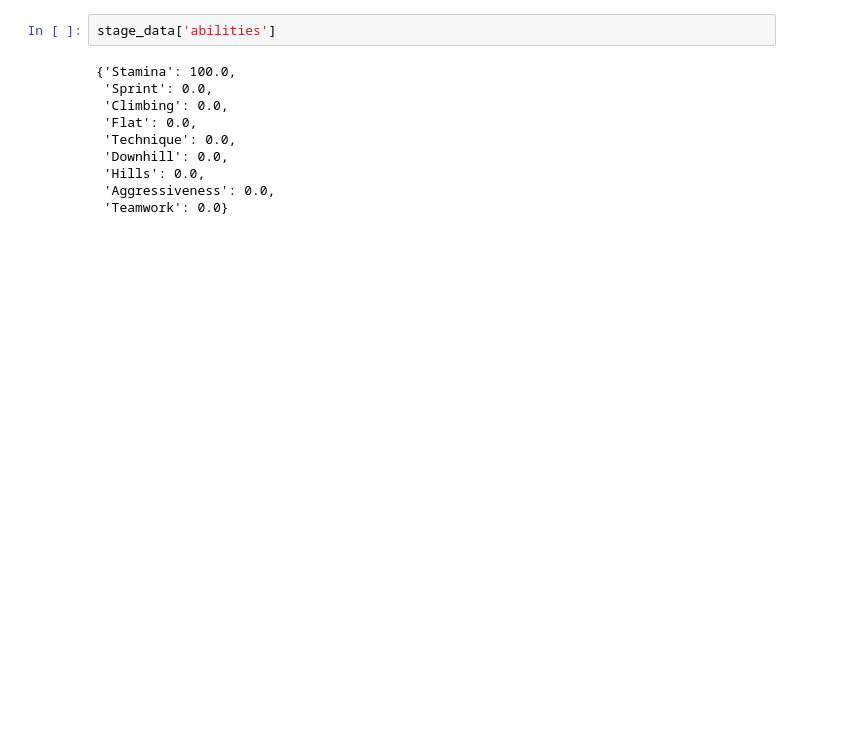
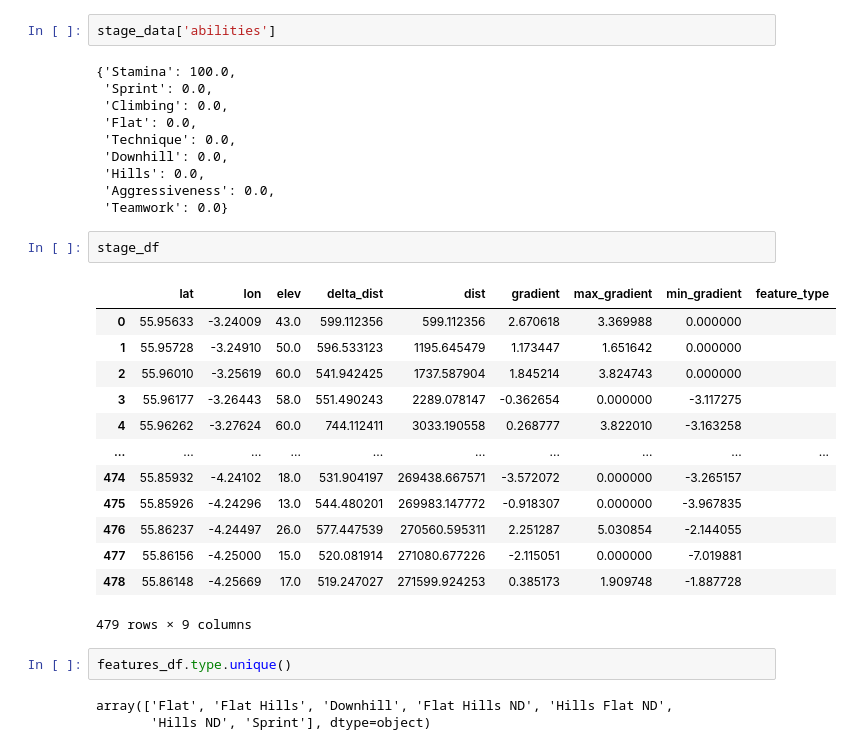
Before and after one commit to alunacob/cff_simu, a Jupyter notebook: 3.Stage_Regularization.ipynb, the cells around one changed output. Cells and saved outputs as stored; diff of their text form; blank space fills up the shorter version.

```diff
--- a/3.Stage_Regularization.ipynb
+++ b/3.Stage_Regularization.ipynb
@@ -195,3 +200,24 @@ stage_data['abilities']
  'Hills': 0.0,
  'Aggressiveness': 0.0,
  'Teamwork': 0.0}
+# %%
+stage_df
+# %% [output]
+|  | lat | lon | elev | delta_dist | dist | gradient | max_gradient | min_gradient | feature_type |
+| 0 | 55.95633 | -3.24009 | 43.0 | 599.112356 | 599.112356 | 2.670618 | 3.369988 | 0.000000 |  |
+| 1 | 55.95728 | -3.24910 | 50.0 | 596.533123 | 1195.645479 | 1.173447 | 1.651642 | 0.000000 |  |
+| 2 | 55.96010 | -3.25619 | 60.0 | 541.942425 | 1737.587904 | 1.845214 | 3.824743 | 0.000000 |  |
+| 3 | 55.96177 | -3.26443 | 58.0 | 551.490243 | 2289.078147 | -0.362654 | 0.000000 | -3.117275 |  |
+| 4 | 55.96262 | -3.27624 | 60.0 | 744.112411 | 3033.190558 | 0.268777 | 3.822010 | -3.163258 |  |
+| ... | ... | ... | ... | ... | ... | ... | ... | ... | ... |
+| 474 | 55.85932 | -4.24102 | 18.0 | 531.904197 | 269438.667571 | -3.572072 | 0.000000 | -3.265157 |  |
+| 475 | 55.85926 | -4.24296 | 13.0 | 544.480201 | 269983.147772 | -0.918307 | 0.000000 | -3.967835 |  |
+| 476 | 55.86237 | -4.24497 | 26.0 | 577.447539 | 270560.595311 | 2.251287 | 5.030854 | -2.144055 |  |
+| 477 | 55.86156 | -4.25000 | 15.0 | 520.081914 | 271080.677226 | -2.115051 | 0.000000 | -7.019881 |  |
+| 478 | 55.86148 | -4.25669 | 17.0 | 519.247027 | 271599.924253 | 0.385173 | 1.909748 | -1.887728 |  |
+479 rows × 9 columns
+# %%
+features_df.type.unique()
+# %% [output]
+array(['Flat', 'Flat Hills', 'Downhill', 'Flat Hills ND', 'Hills Flat ND',
+       'Hills ND', 'Sprint'], dtype=object)
```
Also changed, not shown: parts of 7 cells of this notebook, 1 other file.
